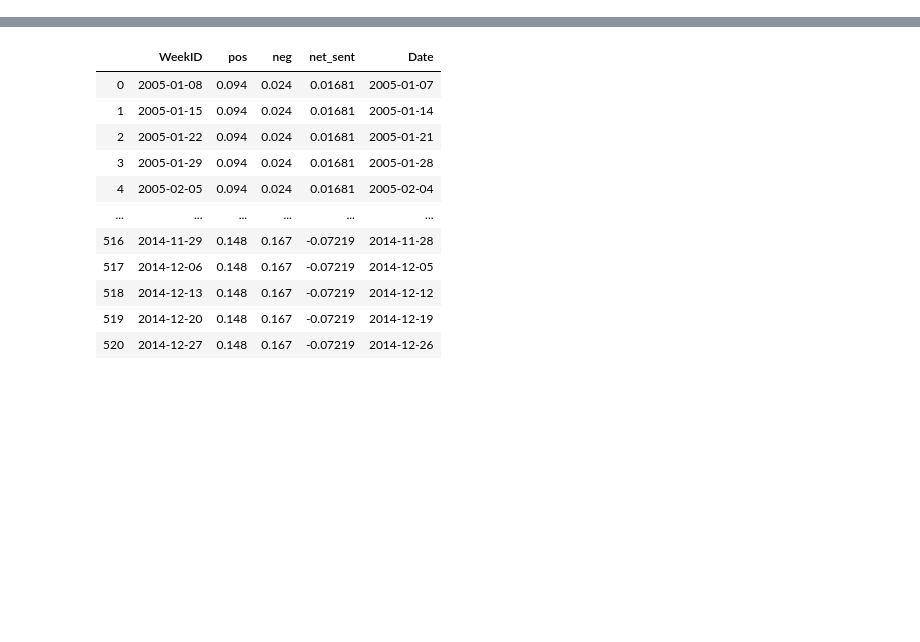
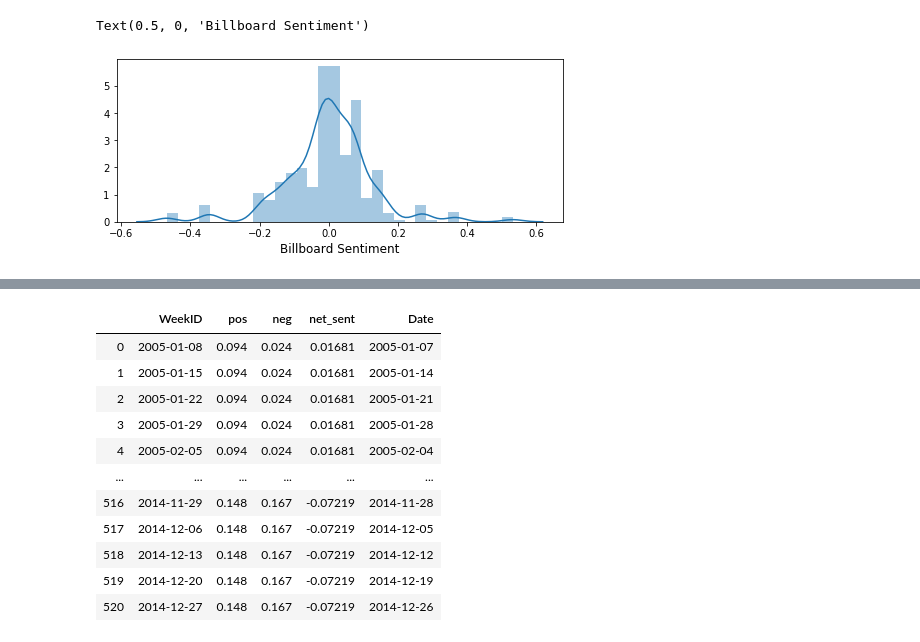
Before and after one commit to MartynJJ/BB_Sentiment, a Jupyter notebook: S&P500.ipynb, the cells around one changed output, grey strips where cells are left out. Cells and saved outputs as stored; diff of their text form; code cells hidden in the pictures; blank space fills up the shorter version.

```diff
--- a/S&P500.ipynb
+++ b/S&P500.ipynb
@@ -35,0 +58,8 @@ sp500Data.head()
+# %%
+fig = plt.figure(figsize=[8,3])
+axs = fig.subplots(1,1)
+sns.distplot(sentimentData.net_sent,ax=axs)
+axs.set_xlabel("Billboard Sentiment", size = 12)
+# %% [output]
+Text(0.5, 0, 'Billboard Sentiment')
+[figure, added]
```
Also changed, not shown: parts of 11 cells of this notebook, 1 other file.
